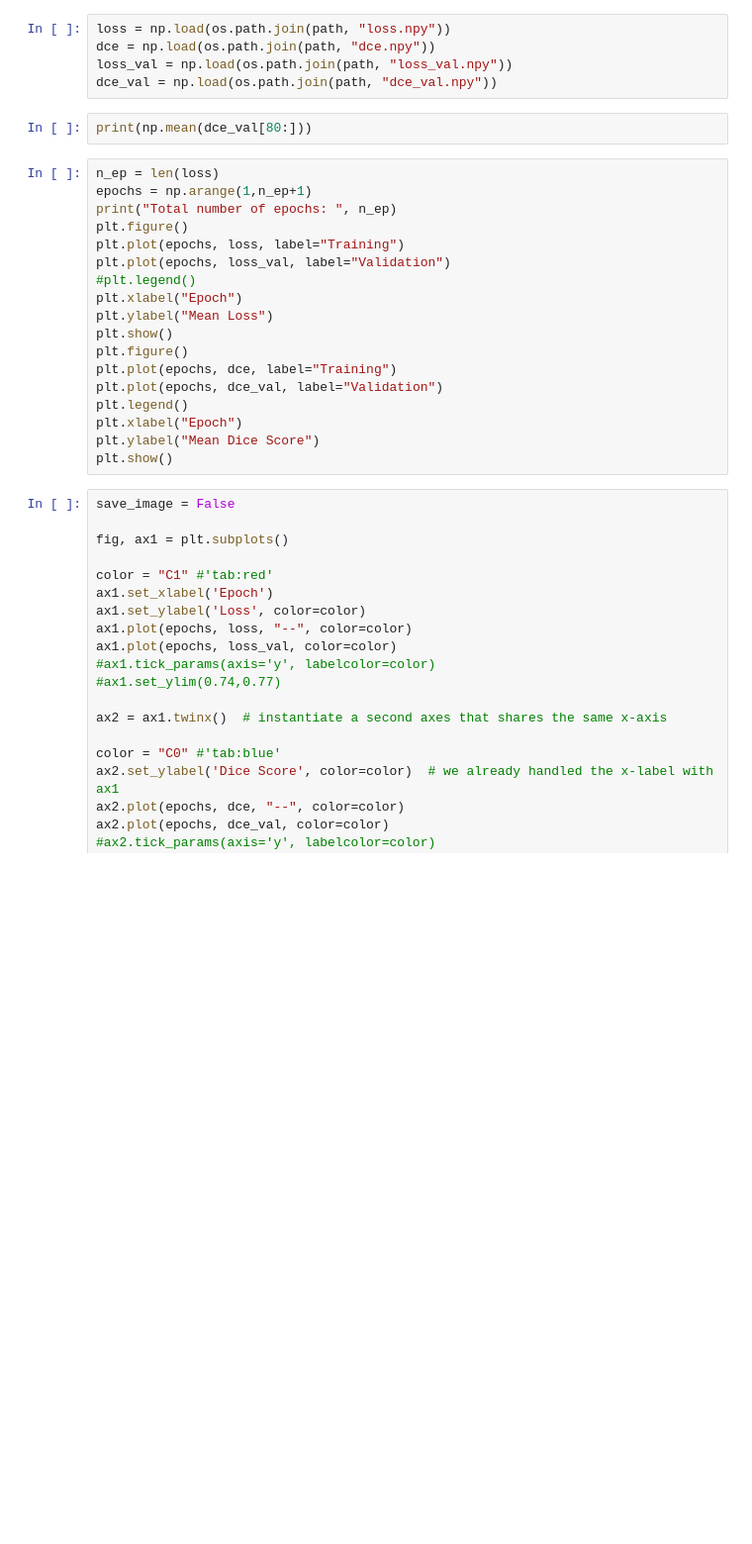
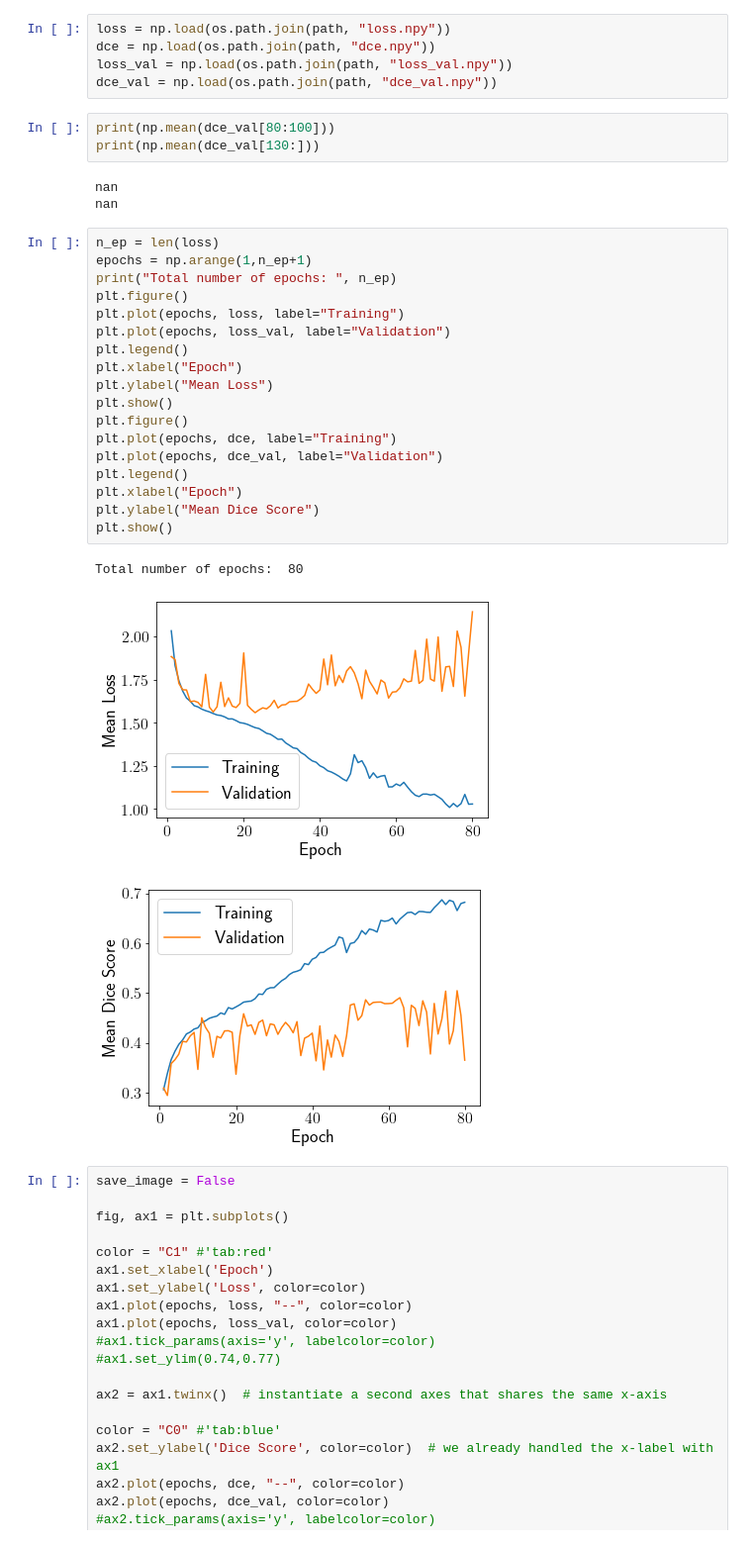
Before and after one commit to CarlaSa/AML_project, a Jupyter notebook: PlotTrainingResults.ipynb, the cells around one changed output. Shown at 99% size. Drawn from its saved outputs; the diff is of its cells as text; blank space fills up the shorter version.

```diff
--- a/PlotTrainingResults.ipynb
+++ b/PlotTrainingResults.ipynb
@@ -47,26 +53,34 @@ loss = np.load(os.path.join(path, "loss.npy"))
 dce = np.load(os.path.join(path, "dce.npy"))
 loss_val = np.load(os.path.join(path, "loss_val.npy"))
 dce_val = np.load(os.path.join(path, "dce_val.npy"))
-# %%
-print(np.mean(dce_val[80:]))
+# %%
+print(np.mean(dce_val[80:100]))
+print(np.mean(dce_val[130:]))
+# %% [output]
+nan
+nan
 # %%
 n_ep = len(loss)
 epochs = np.arange(1,n_ep+1)
 print("Total number of epochs: ", n_ep)
 plt.figure()
 plt.plot(epochs, loss, label="Training")
 plt.plot(epochs, loss_val, label="Validation")
-#plt.legend()
+plt.legend()
 plt.xlabel("Epoch")
 plt.ylabel("Mean Loss")
 plt.show()
 plt.figure()
 plt.plot(epochs, dce, label="Training")
 plt.plot(epochs, dce_val, label="Validation")
 plt.legend()
 plt.xlabel("Epoch")
 plt.ylabel("Mean Dice Score")
 plt.show()
+# %% [output]
+Total number of epochs:  80
+[figure, added]
+[figure, added]
 # %%
 save_image = False
 
```
Also changed, not shown: parts of 3 cells of this notebook.
